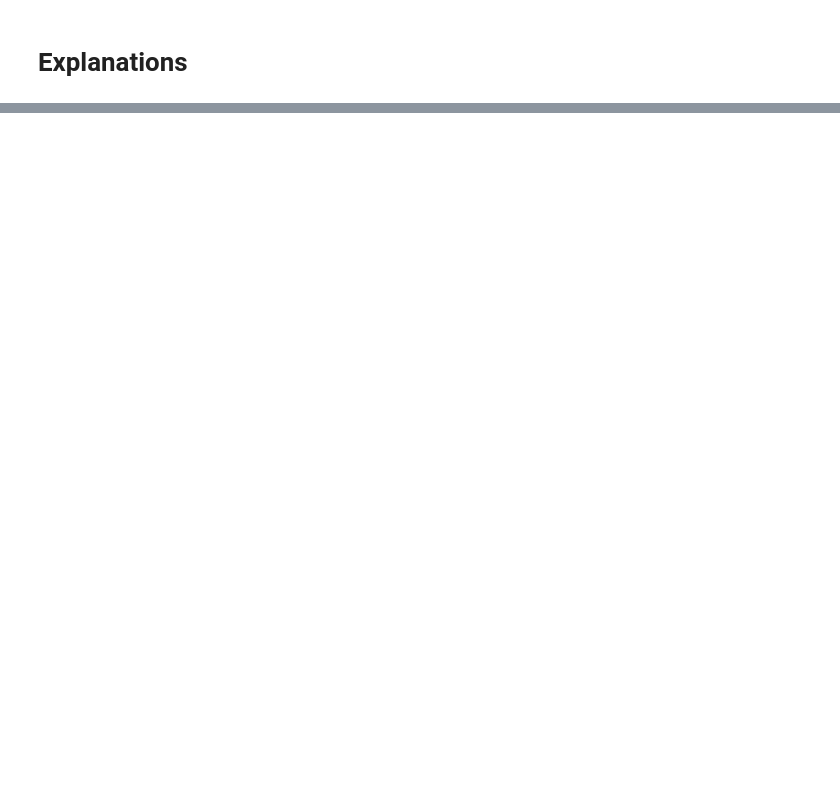
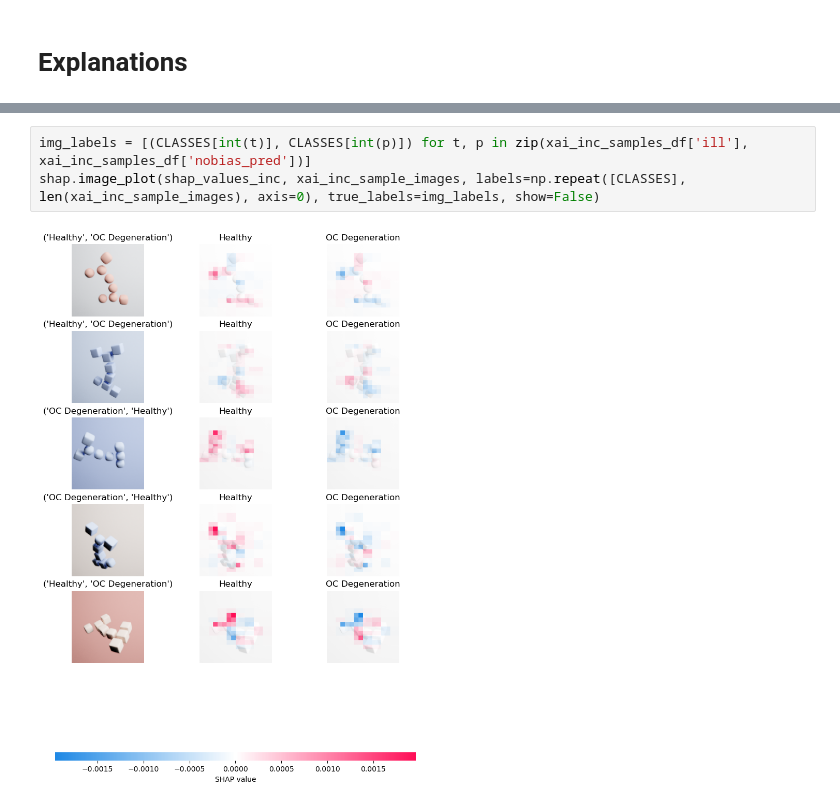
Before and after one commit to davidsjohnson/evalxai_studies, a Jupyter notebook: notebooks/two4two_sickones_explanations.ipynb, the cells around one changed output, grey strips where cells are left out. Drawn from its saved outputs; the diff is of its cells as text; blank space fills up the shorter version.

```diff
--- a/notebooks/two4two_sickones_explanations.ipynb
+++ b/notebooks/two4two_sickones_explanations.ipynb
@@ -803,0 +328,5 @@ tf.__version__
+# %%
+img_labels = [(CLASSES[int(t)], CLASSES[int(p)]) for t, p in zip(xai_inc_samples_df['ill'], xai_inc_samples_df['nobias_pred'])]
+shap.image_plot(shap_values_inc, xai_inc_sample_images, labels=np.repeat([CLASSES], len(xai_inc_sample_images), axis=0), true_labels=img_labels, show=False)
+# %% [output]
+[figure, added]
```
Also changed, not shown: parts of 91 cells of this notebook, 3 other files.
